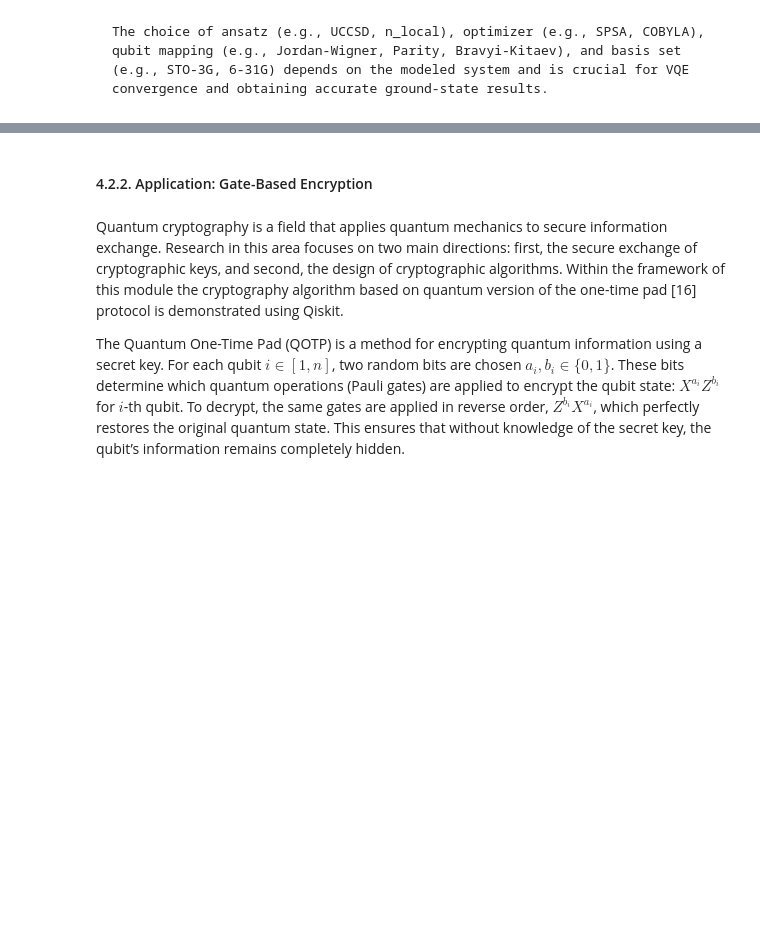
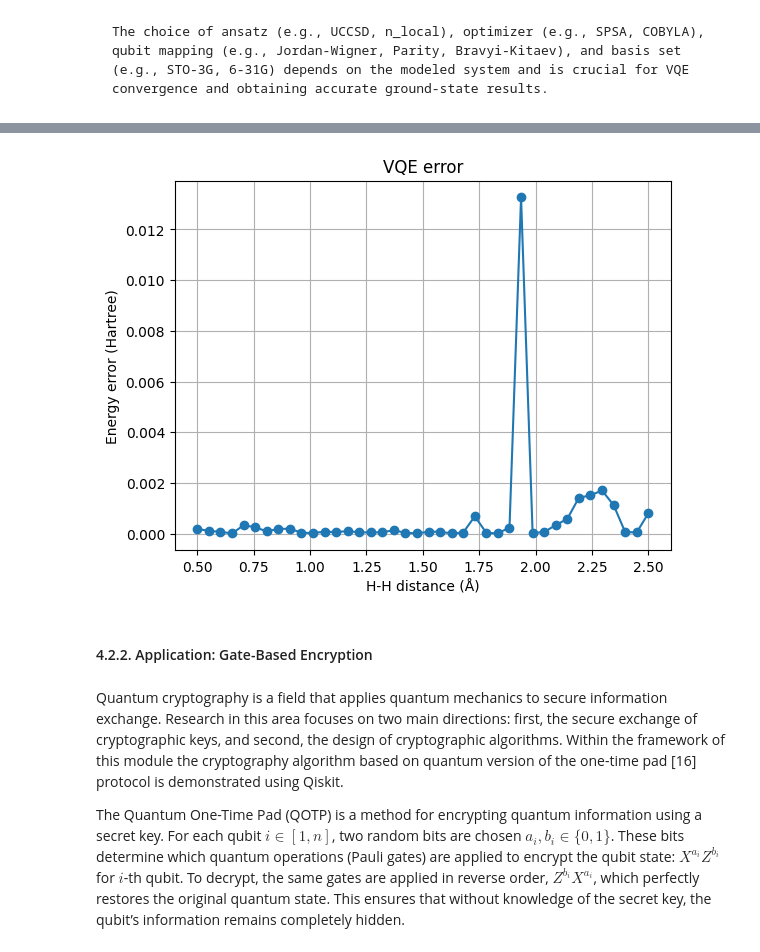
Before and after one commit to MariyaSV78/notebook_Quantum-computing, a Jupyter notebook: Quantum-computing.ipynb, the cells around one changed output, grey strips where cells are left out. Cells and saved outputs as stored; diff of their text form; code cells hidden in the pictures; blank space fills up the shorter version.

```diff
--- a/Quantum-computing.ipynb
+++ b/Quantum-computing.ipynb
@@ -1265,13 +1608,15 @@ plt.show()
 # %%
 error = np.array(energies) - np.array(energies_class)
 plt.figure()
 
 plt.plot(distances, error, "o-")
-plt.xlabel("H–H distance (Å)")
+plt.xlabel("H-H distance (Å)")
 plt.ylabel("Energy error (Hartree)")
 plt.title("VQE error")
 plt.grid(True)
 plt.show()
+# %% [output]
+[figure, added]
 # %% [markdown]
 #### 4.2.2. Application: Gate-Based Encryption
 # %% [markdown]
```
Also changed, not shown: parts of 14 cells of this notebook, 1 other file.
